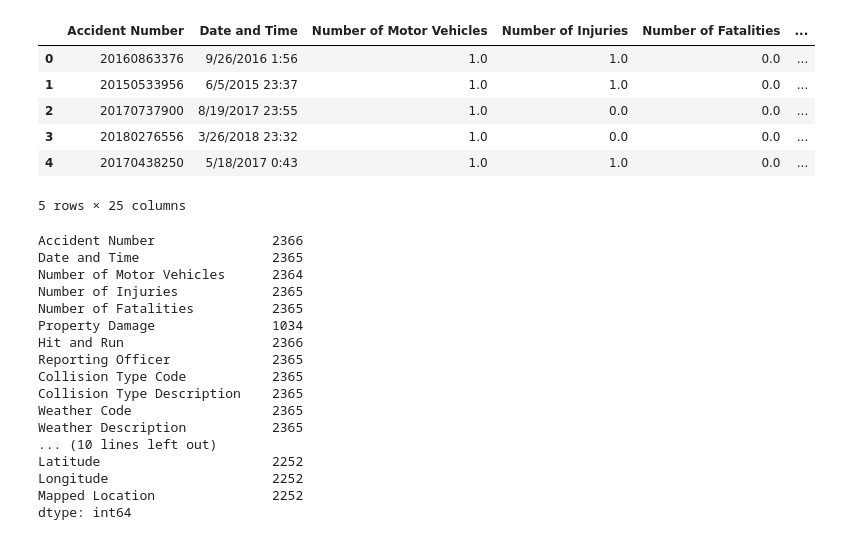
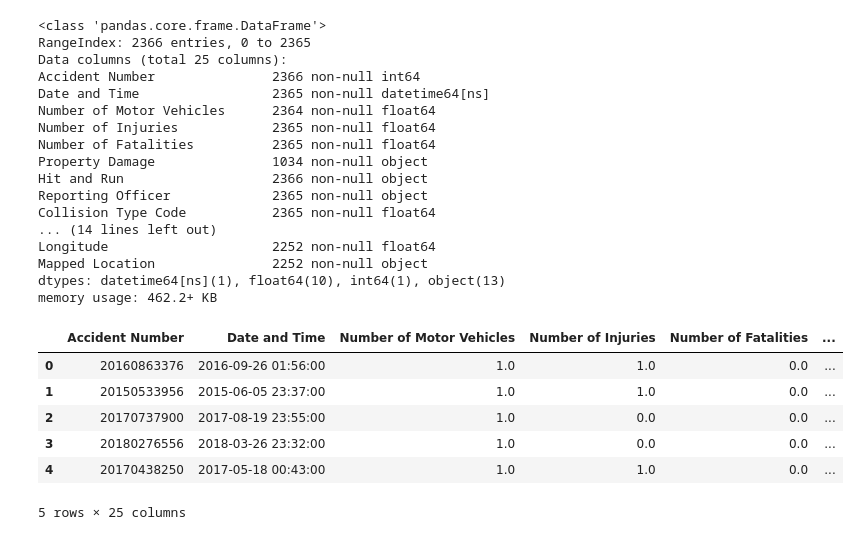
Before and after one commit to icebergmann99/PROJECT-1, a Jupyter notebook: dataframes-deer.ipynb, the cells around one changed output. Drawn from its saved outputs; the diff is of its cells as text; code cells hidden in the pictures.

```diff
--- a/dataframes-deer.ipynb
+++ b/dataframes-deer.ipynb
@@ -1,42 +1,46 @@
 # %%
 import pandas as pd
 import numpy as np
+import matplotlib.pyplot as plt
+from matplotlib.dates import DateFormatter
+import matplotlib.dates as mdates
+import datetime as dt
+
 
 # The path to our CSV file
 file = "Resources/nashville-crash-data-deer.csv"
 
 # Read our CSV data into pandas
-df = pd.read_csv(file)
-df.head()
+df = pd.read_csv(file, parse_dates = ['Date and Time'])
+#df.head()
-# %% [output]
-|  | Accident Number | Date and Time | Number of Motor Vehicles | Number of Injuries | Number of Fatalities | ... |
-| 0 | 20160863376 | 9/26/2016 1:56 | 1.0 | 1.0 | 0.0 | ... |
-| 1 | 20150533956 | 6/5/2015 23:37 | 1.0 | 1.0 | 0.0 | ... |
-| 2 | 20170737900 | 8/19/2017 23:55 | 1.0 | 0.0 | 0.0 | ... |
-| 3 | 20180276556 | 3/26/2018 23:32 | 1.0 | 0.0 | 0.0 | ... |
-| 4 | 20170438250 | 5/18/2017 0:43 | 1.0 | 1.0 | 0.0 | ... |
-5 rows × 25 columns
-# %%
-#Get row count for each column
-df.count()
-# %% [output]
-Accident Number               2366
-Date and Time                 2365
-Number of Motor Vehicles      2364
-Number of Injuries            2365
-Number of Fatalities          2365
-Property Damage               1034
-Hit and Run                   2366
-Reporting Officer             2365
-Collision Type Code           2365
-Collision Type Description    2365
-Weather Code                  2365
-Weather Description           2365
-... (10 lines left out)
-Latitude                      2252
-Longitude                     2252
-Mapped Location               2252
-dtype: int64
+# %%
+df.info()
+df.head()
+# %% [output]
+<class 'pandas.core.frame.DataFrame'>
+RangeIndex: 2366 entries, 0 to 2365
+Data columns (total 25 columns):
+Accident Number               2366 non-null int64
+Date and Time                 2365 non-null datetime64[ns]
+Number of Motor Vehicles      2364 non-null float64
+Number of Injuries            2365 non-null float64
+Number of Fatalities          2365 non-null float64
+Property Damage               1034 non-null object
+Hit and Run                   2366 non-null object
+Reporting Officer             2365 non-null object
+Collision Type Code           2365 non-null float64
+... (14 lines left out)
+Longitude                     2252 non-null float64
+Mapped Location               2252 non-null object
+dtypes: datetime64[ns](1), float64(10), int64(1), object(13)
+memory usage: 462.2+ KB
+|  | Accident Number | Date and Time | Number of Motor Vehicles | Number of Injuries | Number of Fatalities | ... |
+| 0 | 20160863376 | 2016-09-26 01:56:00 | 1.0 | 1.0 | 0.0 | ... |
+| 1 | 20150533956 | 2015-06-05 23:37:00 | 1.0 | 1.0 | 0.0 | ... |
+| 2 | 20170737900 | 2017-08-19 23:55:00 | 1.0 | 0.0 | 0.0 | ... |
+| 3 | 20180276556 | 2018-03-26 23:32:00 | 1.0 | 0.0 | 0.0 | ... |
+| 4 | 20170438250 | 2017-05-18 00:43:00 | 1.0 | 1.0 | 0.0 | ... |
+5 rows × 25 columns
 # %%
 #Drop nan or blank only in date/time column
 df['Date and Time'].dropna()
```
Also changed, not shown: parts of 9 cells of this notebook.
